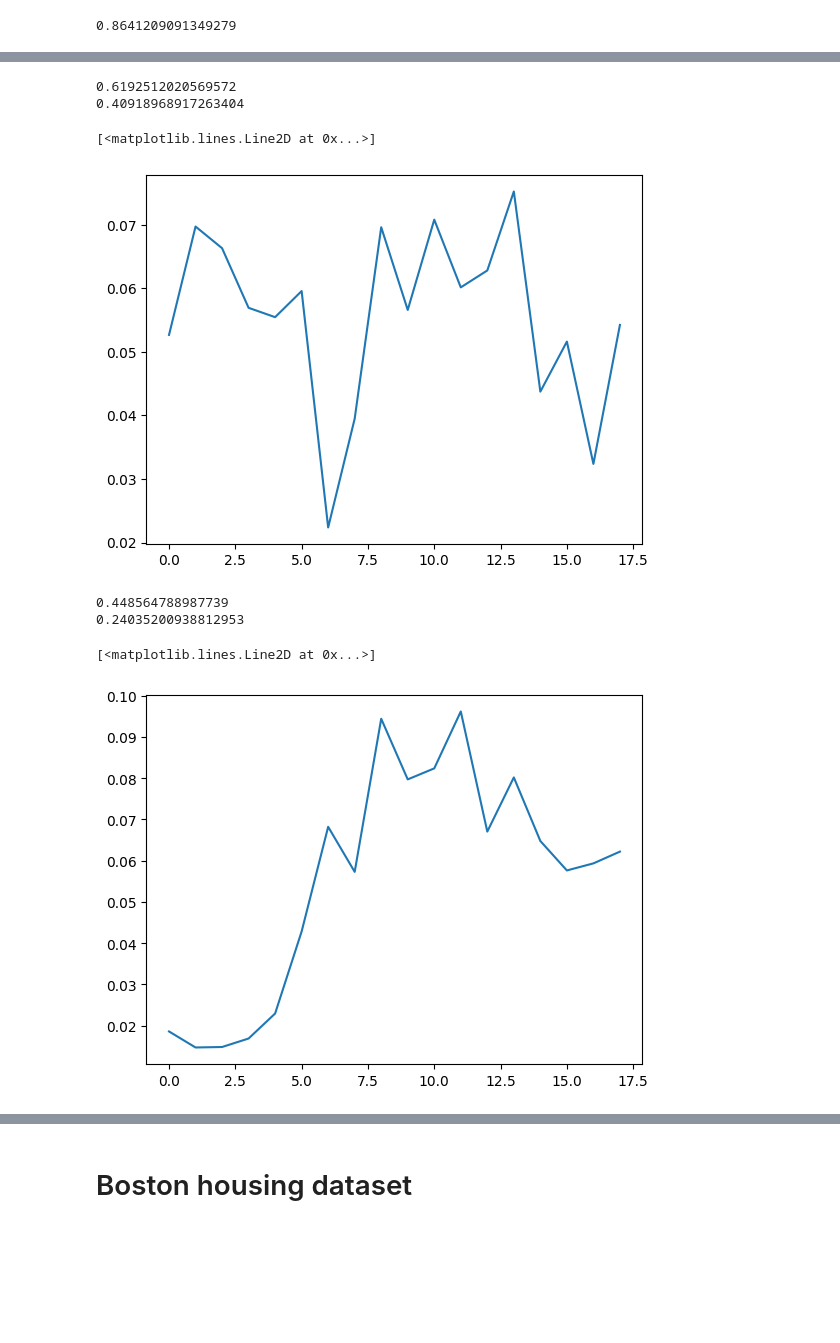
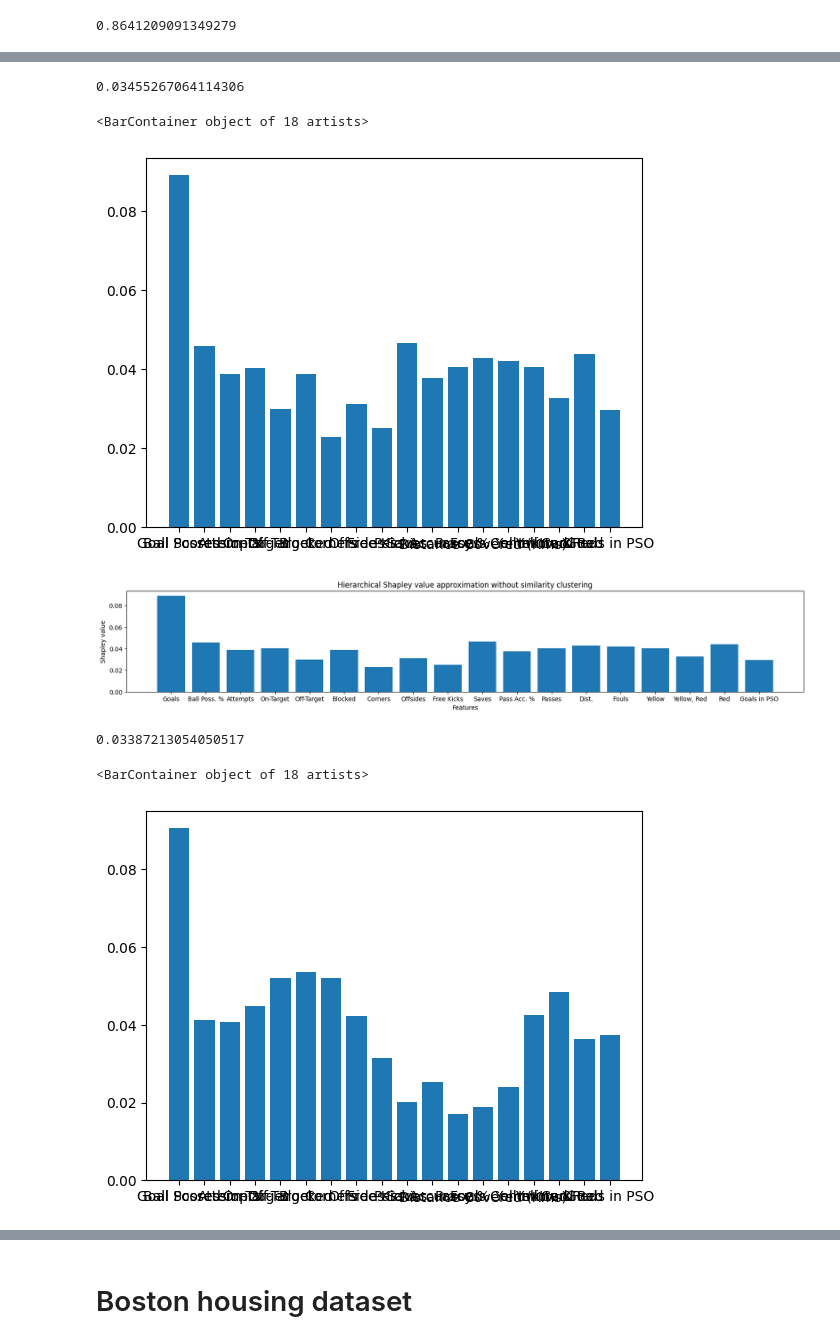
Before and after one commit to maximedidasca/hierarchical_shapley_approx, a Jupyter notebook: algo.ipynb, the cells around one changed output, grey strips where cells are left out. Saved outputs shown, nothing was run; the diff lists cells and outputs as text; code cells hidden in the pictures; blank space fills up the shorter version.

```diff
--- a/algo.ipynb
+++ b/algo.ipynb
@@ -362,38 +381,48 @@ from sklearn.metrics import mean_squared_error
 from sklearn.metrics.pairwise import cosine_similarity
 
 n = train_X.shape[1]
-X2, y2, shap = main(np.array(train_X), np.array(train_y), tree_model, n**(1/np.sqrt(n)), 100)
+X2, y2, shap = main(np.array(train_X), np.array(train_y), log_reg, n**(1/np.sqrt(n)), 100)
 # Compute the RMSE
 #print(shap)
 mse = mean_squared_error(true_shapley, shap)
 rmse = np.sqrt(mse)
-#print(rmse)
-cosine_sim = cosine_similarity([arr1], [shap])[0][0]
-print(cosine_sim)
-cosine_sim = cosine_similarity([true_shapley], [shap])[0][0]
-print(cosine_sim)
-plt.plot(shap)
+print(rmse)
+#cosine_sim = cosine_similarity([arr1], [shap])[0][0]
+#print(cosine_sim)
+#cosine_sim = cosine_similarity([true_shapley], [shap])[0][0]
+#print(cosine_sim)
+#plt.plot(shap)
+plt.bar(X.columns, shap)
 # %% [output]
-0.6192512020569572
-0.40918968917263404
+0.03455267064114306
-[<matplotlib.lines.Line2D at 0x...>]
+<BarContainer object of 18 artists>
-[figure, old version]
+[figure, new version]
+# %%
+# Plotting
+plt.figure(figsize=(20, 3))  # Adjust the figure size as desired
+plt.bar(FIFA_cols, shap)
+plt.xlabel('Features')
+plt.ylabel('Shapley value')
+plt.title('Hierarchical Shapley value approximation without similarity clustering')
+plt.show()
+# %% [output]
+[figure, added]
 # %%
 
 n = train_X.shape[1]
-X2, y2, shap_knn = main2(np.array(train_X), np.array(train_y), tree_model, n**(1/np.sqrt(n)),2, 1)
+X2, y2, shap_knn = main2(np.array(train_X), np.array(train_y), log_reg, n**(1/np.sqrt(n)),2, 1)
 #print(shap_knn)
 mse_knn = mean_squared_error(true_shapley, shap_knn)
 rmse_knn = np.sqrt(mse_knn)
-#print(rmse_knn)
+print(rmse_knn)
 
-cosine_sim = cosine_similarity([arr1], [shap_knn])[0][0]
-print(cosine_sim)
+#cosine_sim = cosine_similarity([arr1], [shap_knn])[0][0]
+#print(cosine_sim)
 cosine_sim = cosine_similarity([true_shapley], [shap_knn])[0][0]
-print(cosine_sim)
-plt.plot(shap_knn)
+#print(cosine_sim)
+#plt.plot(shap_knn)
+plt.bar(X.columns, shap_knn)
 # %% [output]
-0.448564788987739
-0.24035200938812953
+0.03387213054050517
-[<matplotlib.lines.Line2D at 0x...>]
+<BarContainer object of 18 artists>
-[figure, old version]
+[figure, new version]
```
Also changed, not shown: parts of 22 cells of this notebook.
